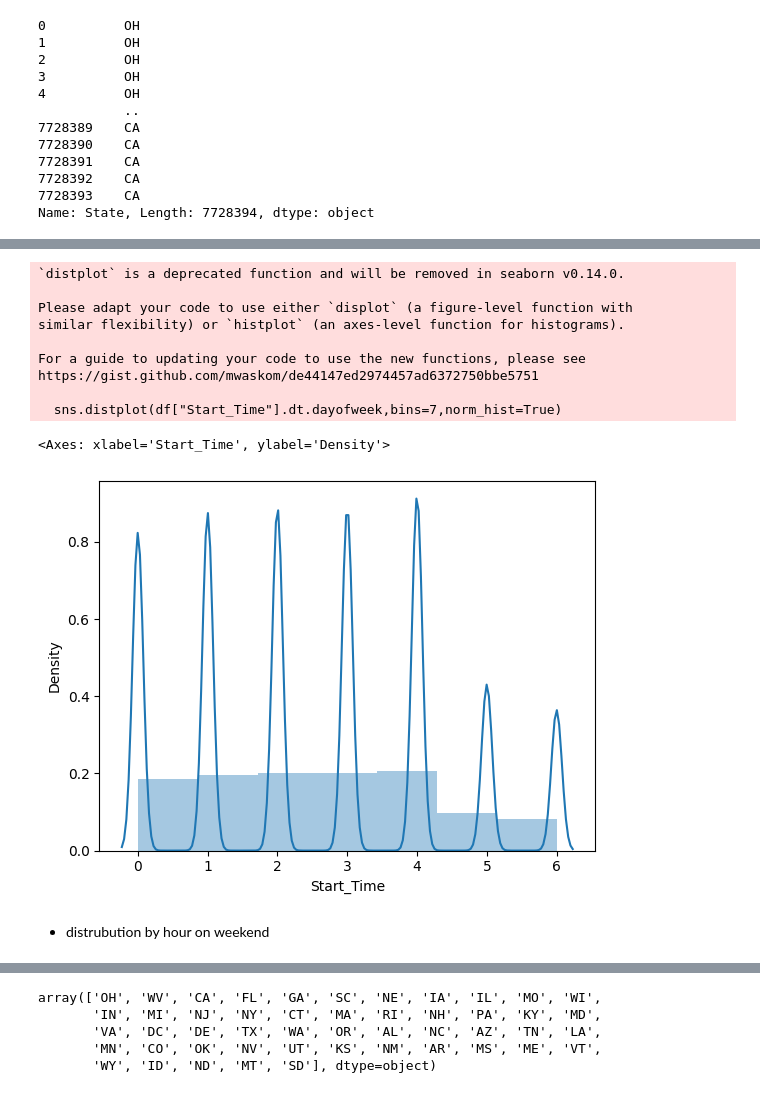
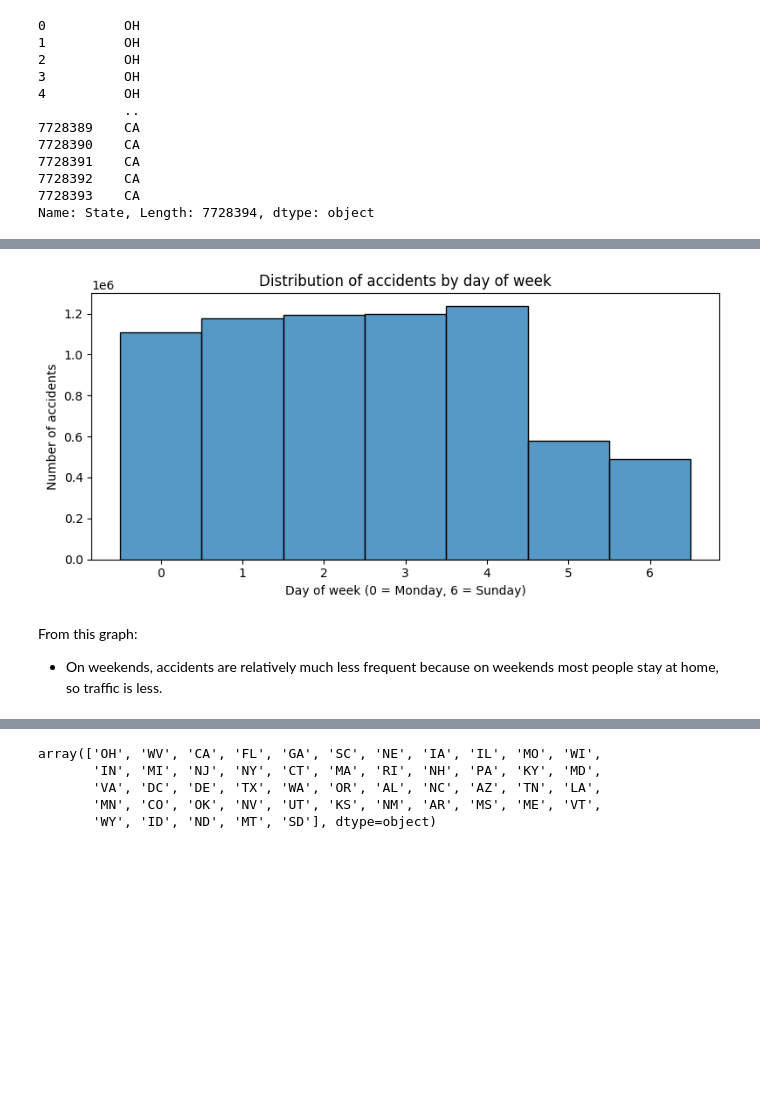
Before and after one commit to Sadam-Alvi/USA-Accidents-Data-Analysis, a Jupyter notebook: app.ipynb, the cells around one changed output, grey strips where cells are left out. Saved outputs shown, nothing was run; the diff lists cells and outputs as text; code cells hidden in the pictures; blank space fills up the shorter version.

```diff
--- a/app.ipynb
+++ b/app.ipynb
@@ -206,20 +288,17 @@ plt.show()
 # %%
-df["Start_Time"] = pd.to_datetime(df["Start_Time"],errors="coerce")
-sns.distplot(df["Start_Time"].dt.dayofweek,bins=7,norm_hist=True)
+df["Start_Time"] = pd.to_datetime(df["Start_Time"], errors="coerce")
+plt.figure(figsize=(8, 4))
+sns.histplot(df["Start_Time"].dt.dayofweek, bins=7, discrete=True)
+plt.title("Distribution of accidents by day of week")
+plt.xlabel("Day of week (0 = Monday, 6 = Sunday)")
+plt.ylabel("Number of accidents")
+plt.tight_layout()
+plt.show()
 # %% [output]
-`distplot` is a deprecated function and will be removed in seaborn v0.14.0.
-
-Please adapt your code to use either `displot` (a figure-level function with
-similar flexibility) or `histplot` (an axes-level function for histograms).
-
-For a guide to updating your code to use the new functions, please see
-https://gist.github.com/mwaskom/de44147ed2974457ad6372750bbe5751
-
-  sns.distplot(df["Start_Time"].dt.dayofweek,bins=7,norm_hist=True)
-<Axes: xlabel='Start_Time', ylabel='Density'>
-[figure, old version]
+[figure, new version]
 # %% [markdown]
-- distrubution by hour on weekend
+From this graph:
+- On weekends, accidents are relatively much less frequent because on weekends most people stay at home, so traffic is less.
 # %%
 accidents_on_weekends = df.loc[
     df["Start_Time"].dt.dayofweek.isin([5, 6]),
```
Also changed, not shown: parts of 52 cells of this notebook.
